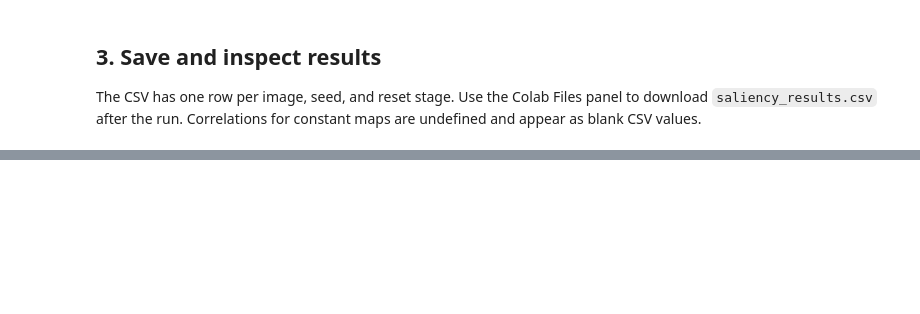
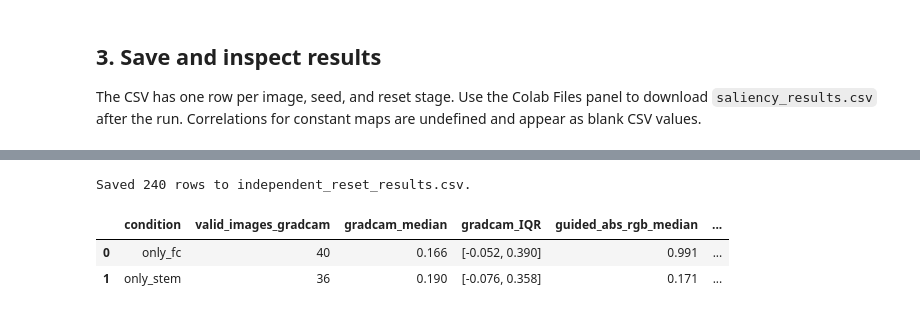
Before and after one commit to animusoyan/ds330-saliency-sanity-checks, a Jupyter notebook: experiment.ipynb, the cells around one changed output, grey strips where cells are left out. Saved outputs shown, nothing was run; the diff lists cells and outputs as text; code cells hidden in the pictures; blank space fills up the shorter version.

```diff
--- a/experiment.ipynb
+++ b/experiment.ipynb
@@ -232,0 +481,63 @@ plt.show()
+# %%
+indep_rows = []
+
+for image_name, image_bytes in uploaded.items():
+    with Image.open(BytesIO(image_bytes)) as image:
+        input_batch = preprocess(ImageOps.exif_transpose(image).convert("RGB")).unsqueeze(0)
+
+    with torch.no_grad():
+        target_class = model(input_batch)[0].argmax().item()
+    class_name = weights.meta["categories"][target_class]
+
+    original_cam = make_gradcam(model, input_batch, target_class)
+    original_guided = make_guided_gradients(model, input_batch, target_class)
+    original_magnitude = original_guided.abs()
+
+    for seed in SEEDS:
+        torch.manual_seed(seed)
+        m_fc_only = deepcopy(model)
+        m_fc_only.fc.reset_parameters()
+
+        torch.manual_seed(seed + 1)
+        fresh_model = resnet18(weights=None)
+        m_stem_only = deepcopy(model)
+        for name in ("conv1", "bn1"):
+            getattr(m_stem_only, name).load_state_dict(
+                getattr(fresh_model, name).state_dict()
+            )
+
+        for cond_label, test_m in [("only_fc", m_fc_only), ("only_stem", m_stem_only)]:
+            cam = make_gradcam(test_m, input_batch, target_class)
+            guided = make_guided_gradients(test_m, input_batch, target_class)
+            indep_rows.append({
+                "image": image_name,
+                "target_class": target_class,
+                "class_name": class_name,
+                "seed": seed,
+                "condition": cond_label,
+                "gradcam": rank_similarity(original_cam, cam),
+                "guided_abs_rgb": rank_similarity(original_magnitude, guided.abs()),
+                "guided_signed_rgb": rank_similarity(original_guided, guided),
+            })
+
+indep_results = pd.DataFrame(indep_rows)
+indep_results.to_csv("independent_reset_results.csv", index=False)
+print(f"Saved {len(indep_results)} rows to independent_reset_results.csv.\n")
+
+indep_per_img = indep_results.groupby(["image", "condition"], as_index=False)[metrics].mean()
+indep_summary = []
+for cond in ["only_fc", "only_stem"]:
+    sub = indep_per_img[indep_per_img["condition"] == cond]
+    row = {"condition": cond, "valid_images_gradcam": int(sub["gradcam"].notna().sum())}
+    for m in metrics:
+        q25, med, q75 = sub[m].quantile([0.25, 0.50, 0.75])
+        row[f"{m}_median"] = round(med, 3)
+        row[f"{m}_IQR"] = f"[{q25:.3f}, {q75:.3f}]"
+    indep_summary.append(row)
+
+display(pd.DataFrame(indep_summary))
+# %% [output]
+Saved 240 rows to independent_reset_results.csv.
+|  | condition | valid_images_gradcam | gradcam_median | gradcam_IQR | guided_abs_rgb_median | ... |
+| 0 | only_fc | 40 | 0.166 | [-0.052, 0.390] | 0.991 | ... |
+| 1 | only_stem | 36 | 0.190 | [-0.076, 0.358] | 0.171 | ... |
```
Also changed, not shown: parts of 12 cells of this notebook.
